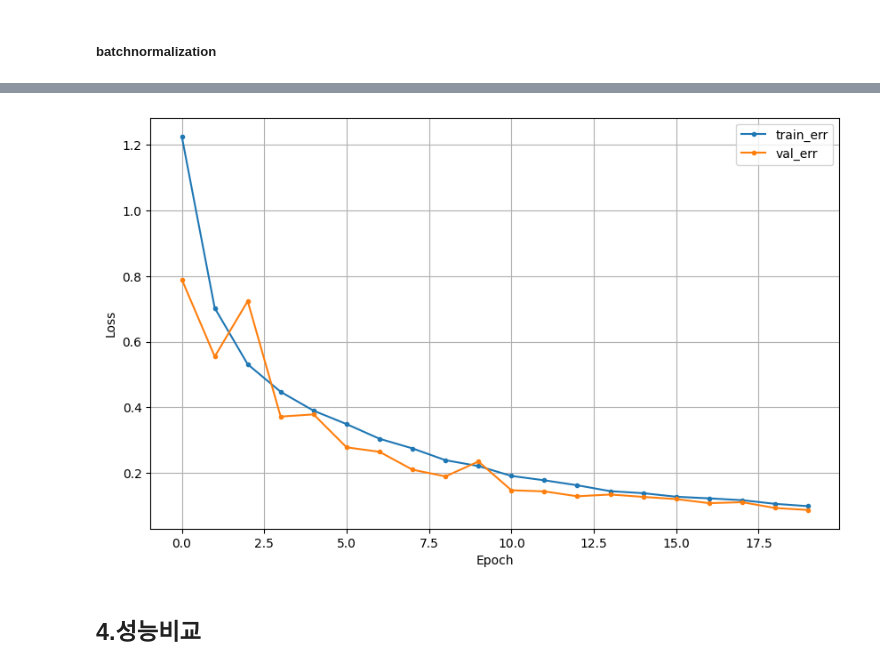
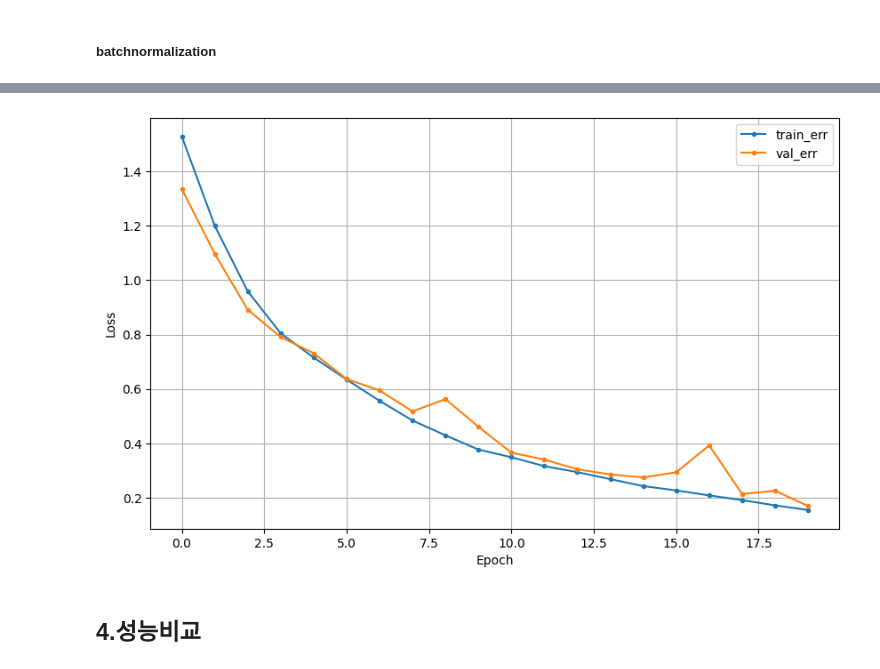
Before and after one commit to Syeonnny/Aivle, a Jupyter notebook: mini_project3/2.기본 모델링.ipynb, the cells around one changed output, grey strips where cells are left out. Saved outputs shown, nothing was run; the diff lists cells and outputs as text; code cells hidden in the pictures.

```diff
--- a/mini_project3/2.기본 모델링.ipynb
+++ b/mini_project3/2.기본 모델링.ipynb
@@ -1321,7 +1306,7 @@ Model: "sequential_60"
  Trainable params: 82,990 (324.18 KB)
  Non-trainable params: 0 (0.00 B)
 # %%
-history_plus = model_plus.fit(x_train, y_train, epochs=20, validation_data=(x_val, y_val)).history
+history_plus = model_plus.fit(x_train, y_train, epochs=20, validation_split=0.2).history
 dl_history_plot(history_plus)
 # %% [output]
 Epoch 1/20
@@ -1344,4 +1329,4 @@ Epoch 20/20
-[figure, old version]
+[figure, new version]
 # %% [markdown]
 ## 4.성능비교
 # %% [markdown]
```
Also changed, not shown: parts of 47 cells of this notebook, 1 other file.
